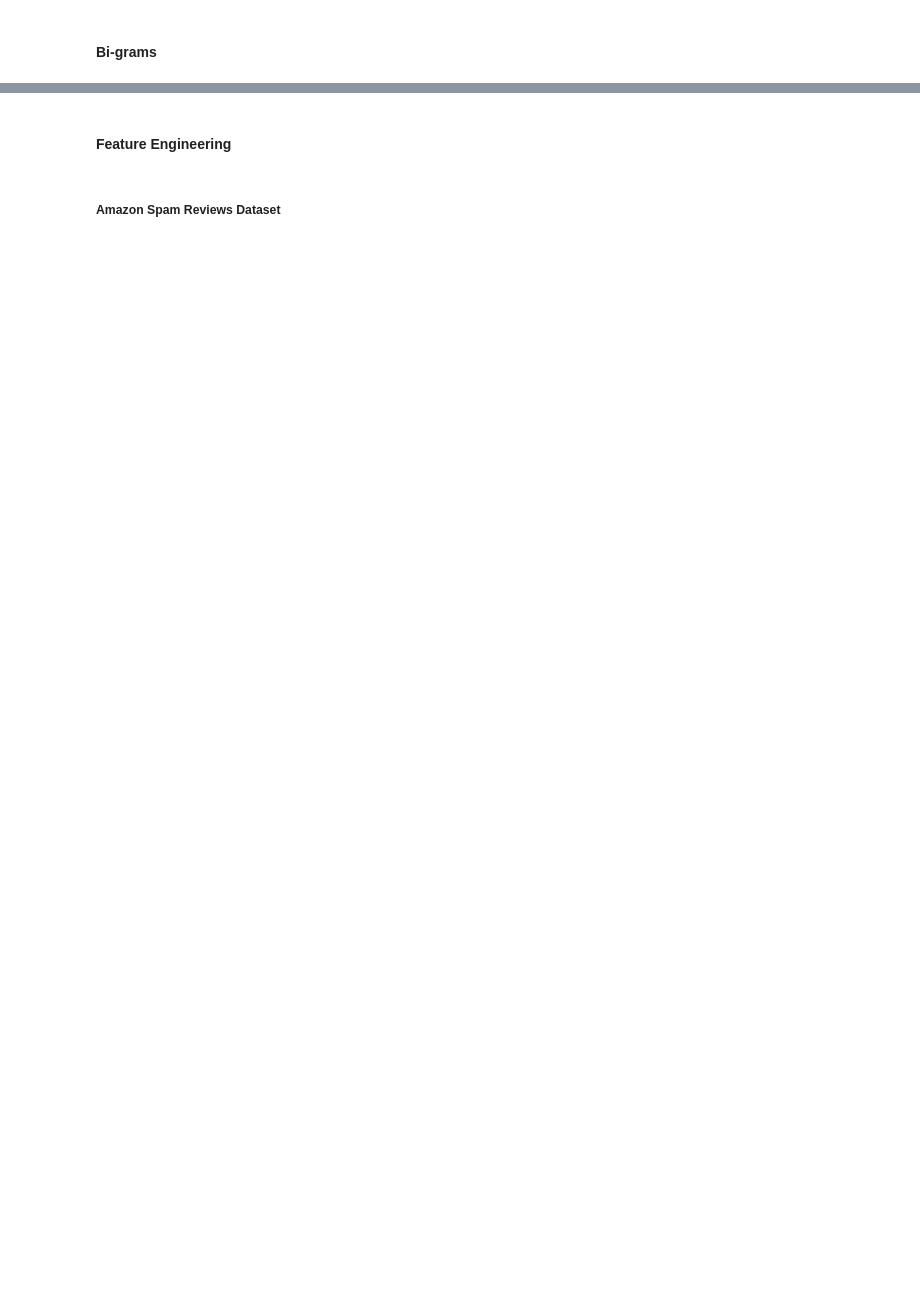
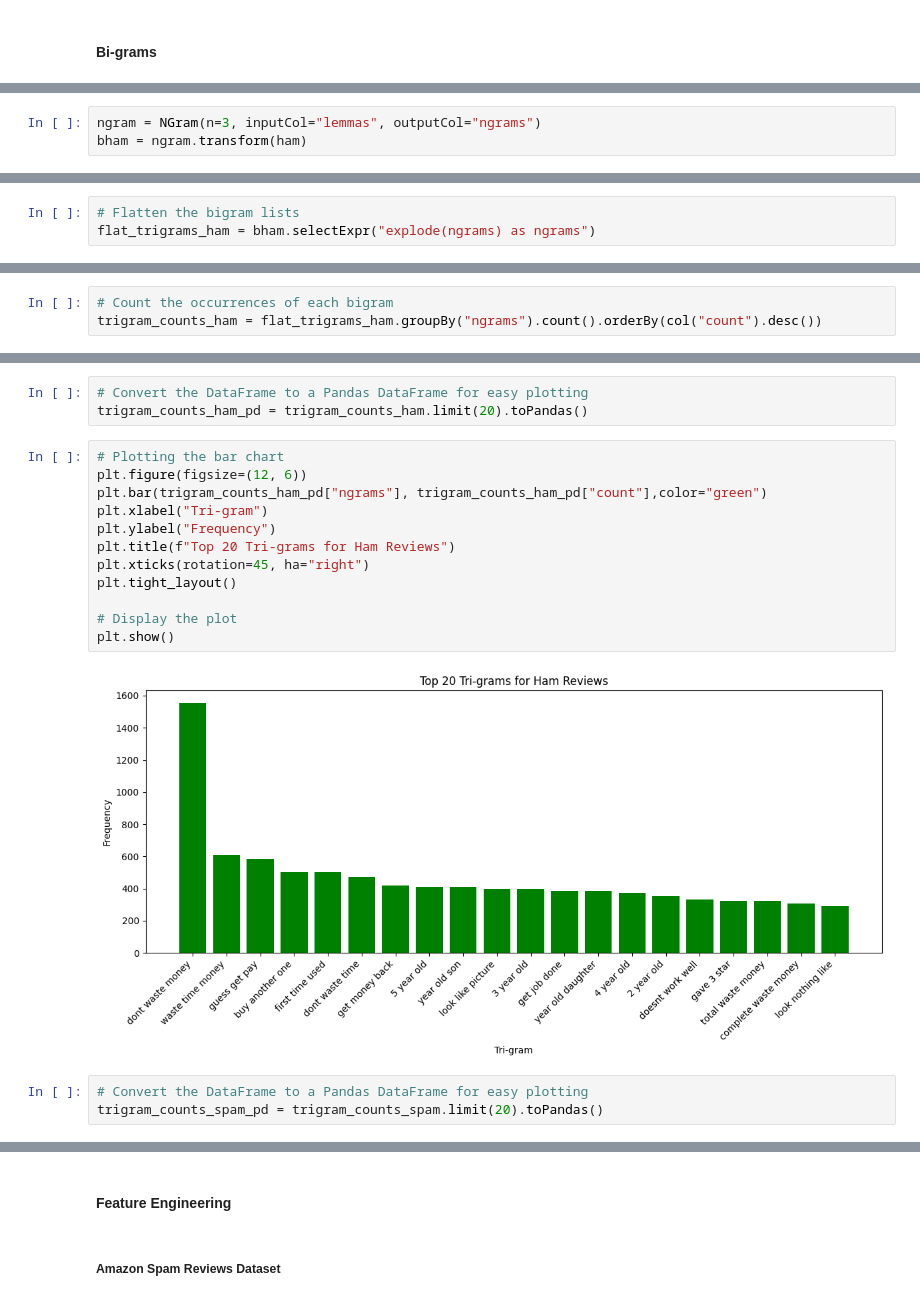
Before and after one commit to Deronic246/Capstone, a Jupyter notebook: notebook/CAPSTONE.ipynb, the cells around one changed output, grey strips where cells are left out. Saved outputs shown, nothing was run; the diff lists cells and outputs as text; blank space fills up the shorter version.

```diff
--- a/notebook/CAPSTONE.ipynb
+++ b/notebook/CAPSTONE.ipynb
@@ -2036,0 +2440,3 @@ plt.show()
+# %%
+ngram = NGram(n=3, inputCol="lemmas", outputCol="ngrams")
+bham = ngram.transform(ham)
@@ -2036,0 +2446,3 @@ plt.show()
+# %%
+# Flatten the bigram lists
+flat_trigrams_ham = bham.selectExpr("explode(ngrams) as ngrams")
@@ -2036,0 +2492,3 @@ plt.show()
+# %%
+# Count the occurrences of each bigram
+trigram_counts_ham = flat_trigrams_ham.groupBy("ngrams").count().orderBy(col("count").desc())
@@ -2036,0 +2538,20 @@ plt.show()
+# %%
+# Convert the DataFrame to a Pandas DataFrame for easy plotting
+trigram_counts_ham_pd = trigram_counts_ham.limit(20).toPandas()
+# %%
+# Plotting the bar chart
+plt.figure(figsize=(12, 6))
+plt.bar(trigram_counts_ham_pd["ngrams"], trigram_counts_ham_pd["count"],color="green")
+plt.xlabel("Tri-gram")
+plt.ylabel("Frequency")
+plt.title(f"Top 20 Tri-grams for Ham Reviews")
+plt.xticks(rotation=45, ha="right")
+plt.tight_layout()
+
+# Display the plot
+plt.show()
+# %% [output]
+[figure, added]
+# %%
+# Convert the DataFrame to a Pandas DataFrame for easy plotting
+trigram_counts_spam_pd = trigram_counts_spam.limit(20).toPandas()
```
Also changed, not shown: parts of 279 cells of this notebook.
